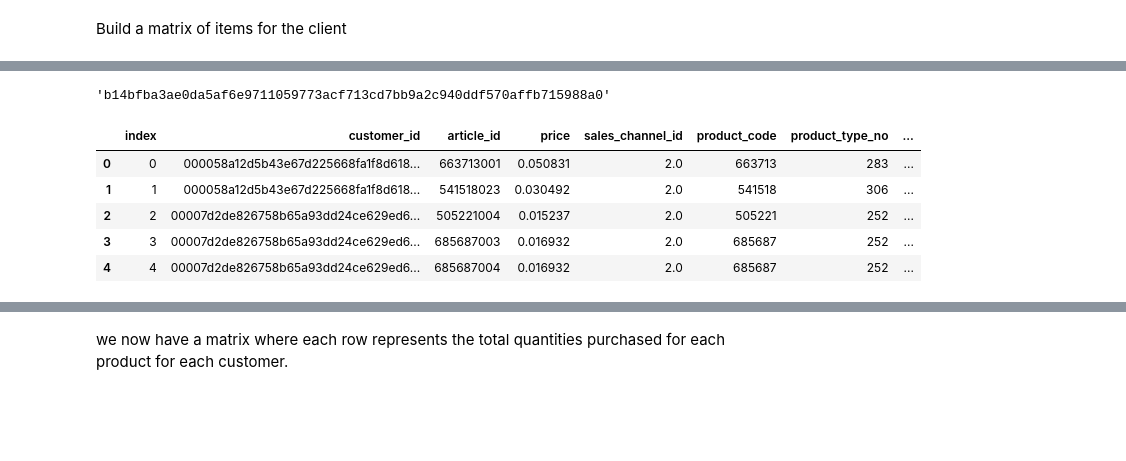
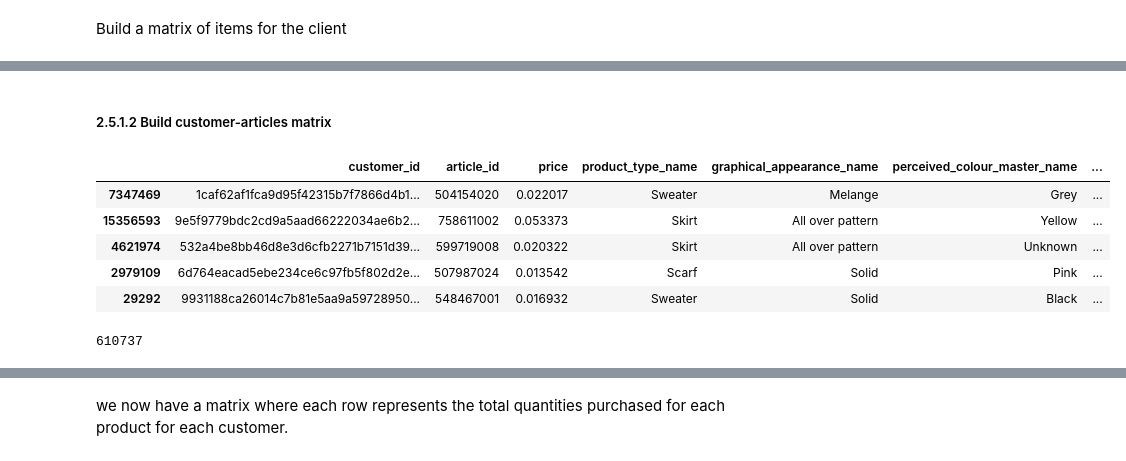
Before and after one commit to msmillan7/Kaggle_Competition-HM_Recommender_System, a Jupyter notebook: ML_Approaches_Testing_Marina.ipynb, the cells around one changed output, grey strips where cells are left out. Cells and saved outputs as stored; diff of their text form; code cells hidden in the pictures; blank space fills up the shorter version.

Commit message:
Colab filterinf final matrix

```diff
--- a/ML_Approaches_Testing_Marina.ipynb
+++ b/ML_Approaches_Testing_Marina.ipynb
@@ -294,0 +341,6 @@ Build a matrix of items for the client
+# %%
+#Number of products purchased by each customer
+customers_counts = features_prepared_sample1.groupby("customer_id")["customer_id"].count().reset_index(name='counts')
+#Number of people that purchased 1,2...n items
+grouped = customers_counts.groupby("counts")["counts"].count()
+grouped
@@ -294,0 +379,3 @@ Build a matrix of items for the client
+# %%
+remove_custs = customers_counts[customers_counts["counts"] <= 15]["customer_id"].tolist() #Customers with 1 or 2 purchases
+remove_custs[0:10]
@@ -294,0 +395,2 @@ Build a matrix of items for the client
+# %%
+features_prepared_sample = features_prepared_sample1[~features_prepared_sample1['customer_id'].isin(remove_custs)]
@@ -295,6 +403,6 @@ Build a matrix of items for the client
 # %%
 #df = features_prepared.reset_index()
-features_prepared_sample = features_prepared[0:100000].reset_index()
+#features_prepared_sample = features_prepared[0:200000].reset_index()
 # %%
 features_prepared_sample.head()
 # %% [output]
@@ -343,17 +451,19 @@ grouped
-# %%
-grouped.iloc[0]['customer_id']
-# %% [output]
-'b14bfba3ae0da5af6e9711059773acf713cd7bb9a2c940ddf570affb715988a0'
+# %% [markdown]
+##### 2.5.1.2 Build customer-articles matrix
 # %%
 #Add column quantity
 features_prepared_sample['Quantity'] = 1
 # %%
-df.head()
+features_prepared_sample.head()
 # %% [output]
-|  | index | customer_id | article_id | price | sales_channel_id | product_code | product_type_no | ... |
-| 0 | 0 | 000058a12d5b43e67d225668fa1f8d618... | 663713001 | 0.050831 | 2.0 | 663713 | 283 | ... |
-| 1 | 1 | 000058a12d5b43e67d225668fa1f8d618... | 541518023 | 0.030492 | 2.0 | 541518 | 306 | ... |
-| 2 | 2 | 00007d2de826758b65a93dd24ce629ed6... | 505221004 | 0.015237 | 2.0 | 505221 | 252 | ... |
-| 3 | 3 | 00007d2de826758b65a93dd24ce629ed6... | 685687003 | 0.016932 | 2.0 | 685687 | 252 | ... |
-| 4 | 4 | 00007d2de826758b65a93dd24ce629ed6... | 685687004 | 0.016932 | 2.0 | 685687 | 252 | ... |
+|  | customer_id | article_id | price | product_type_name | graphical_appearance_name | perceived_colour_master_name | ... |
+| 7347469 | 1caf62af1fca9d95f42315b7f7866d4b1... | 504154020 | 0.022017 | Sweater | Melange | Grey | ... |
+| 15356593 | 9e5f9779bdc2cd9a5aad66222034ae6b2... | 758611002 | 0.053373 | Skirt | All over pattern | Yellow | ... |
+| 4621974 | 532a4be8bb46d8e3d6cfb2271b7151d39... | 599719008 | 0.020322 | Skirt | All over pattern | Unknown | ... |
+| 2979109 | 6d764eacad5ebe234ce6c97fb5f802d2e... | 507987024 | 0.013542 | Scarf | Solid | Pink | ... |
+| 29292 | 9931188ca26014c7b81e5aa9a59728950... | 548467001 | 0.016932 | Sweater | Solid | Black | ... |
+# %%
+len(features_prepared_sample)
+# %% [output]
+610737
 # %%
```
Also changed, not shown: parts of 72 cells of this notebook, 1 other file.
